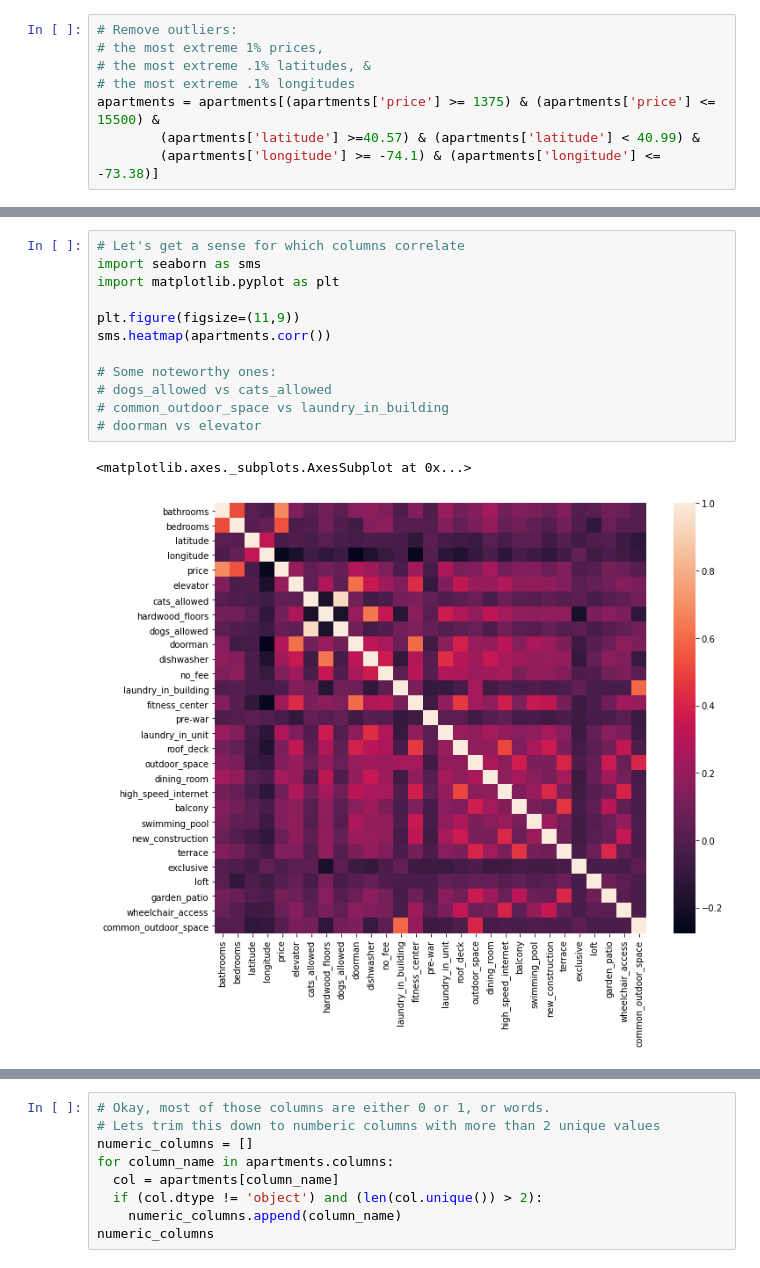
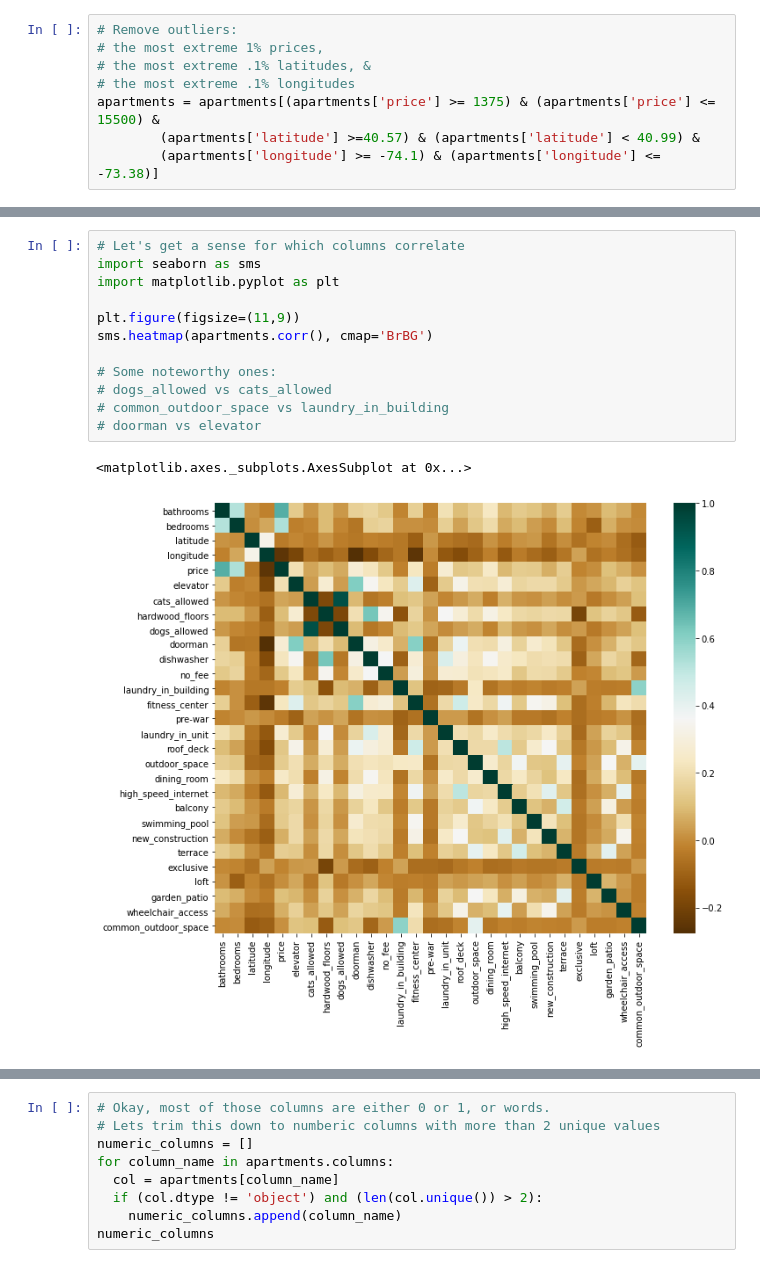
Before and after one commit to jrslagle/DS-Unit-2-Linear-Models, a Jupyter notebook: module1-regression-1/LS_DS_211_assignment.ipynb, the cells around one changed output, grey strips where cells are left out. Drawn from its saved outputs; the diff is of its cells as text.

```diff
--- a/module1-regression-1/LS_DS_211_assignment.ipynb
+++ b/module1-regression-1/LS_DS_211_assignment.ipynb
@@ -72,15 +72,15 @@ apartments.head()
 # %%
 # Let's get a sense for which columns correlate
 import seaborn as sms
 import matplotlib.pyplot as plt
 
 plt.figure(figsize=(11,9))
-sms.heatmap(apartments.corr())
+sms.heatmap(apartments.corr(), cmap='BrBG')
 
 # Some noteworthy ones:
 # dogs_allowed vs cats_allowed
 # common_outdoor_space vs laundry_in_building
 # doorman vs elevator
 # %% [output]
 <matplotlib.axes._subplots.AxesSubplot at 0x...>
-[figure, old version]
+[figure, new version]
```
Also changed, not shown: parts of 1 cell of this notebook.
